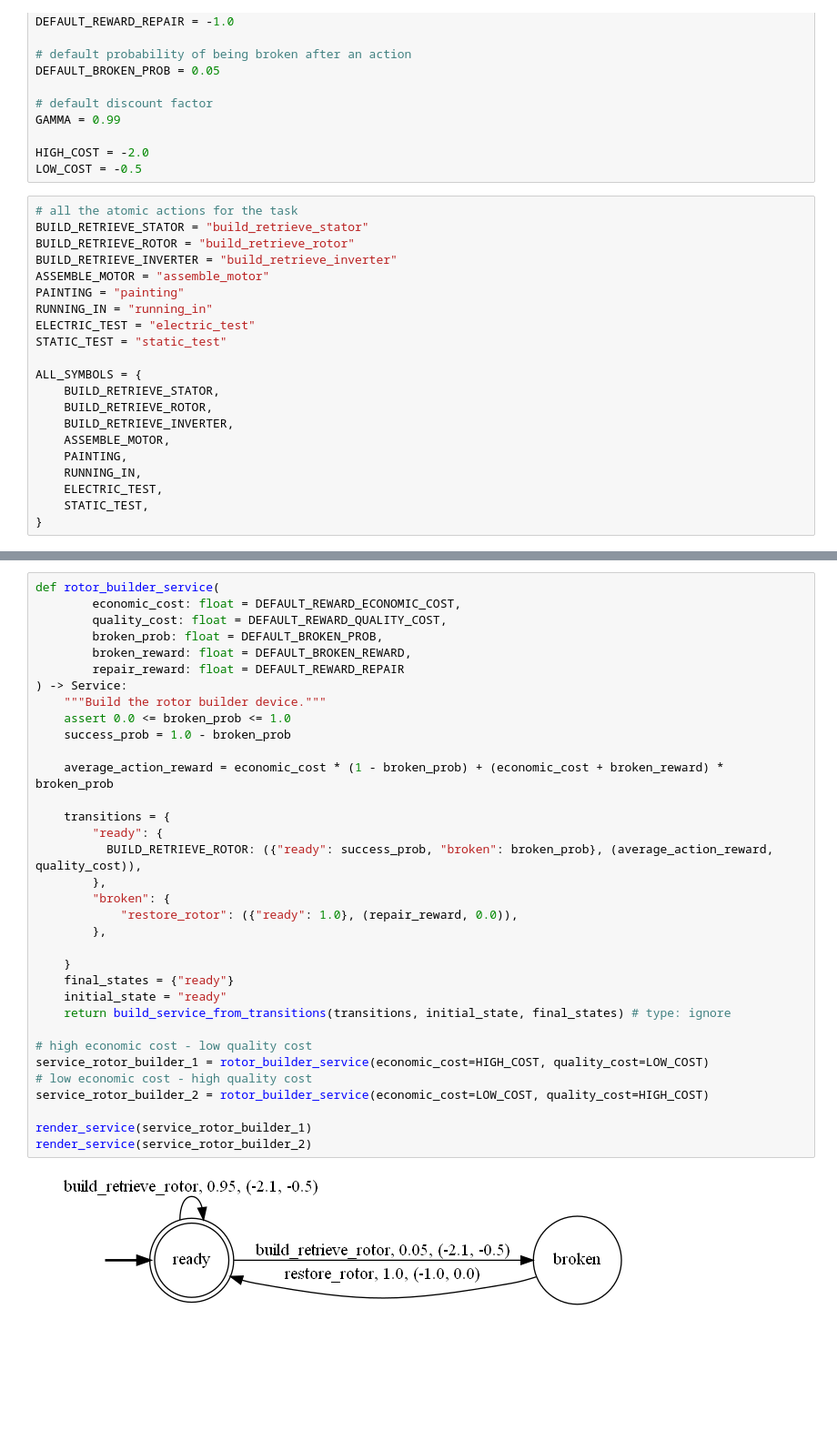
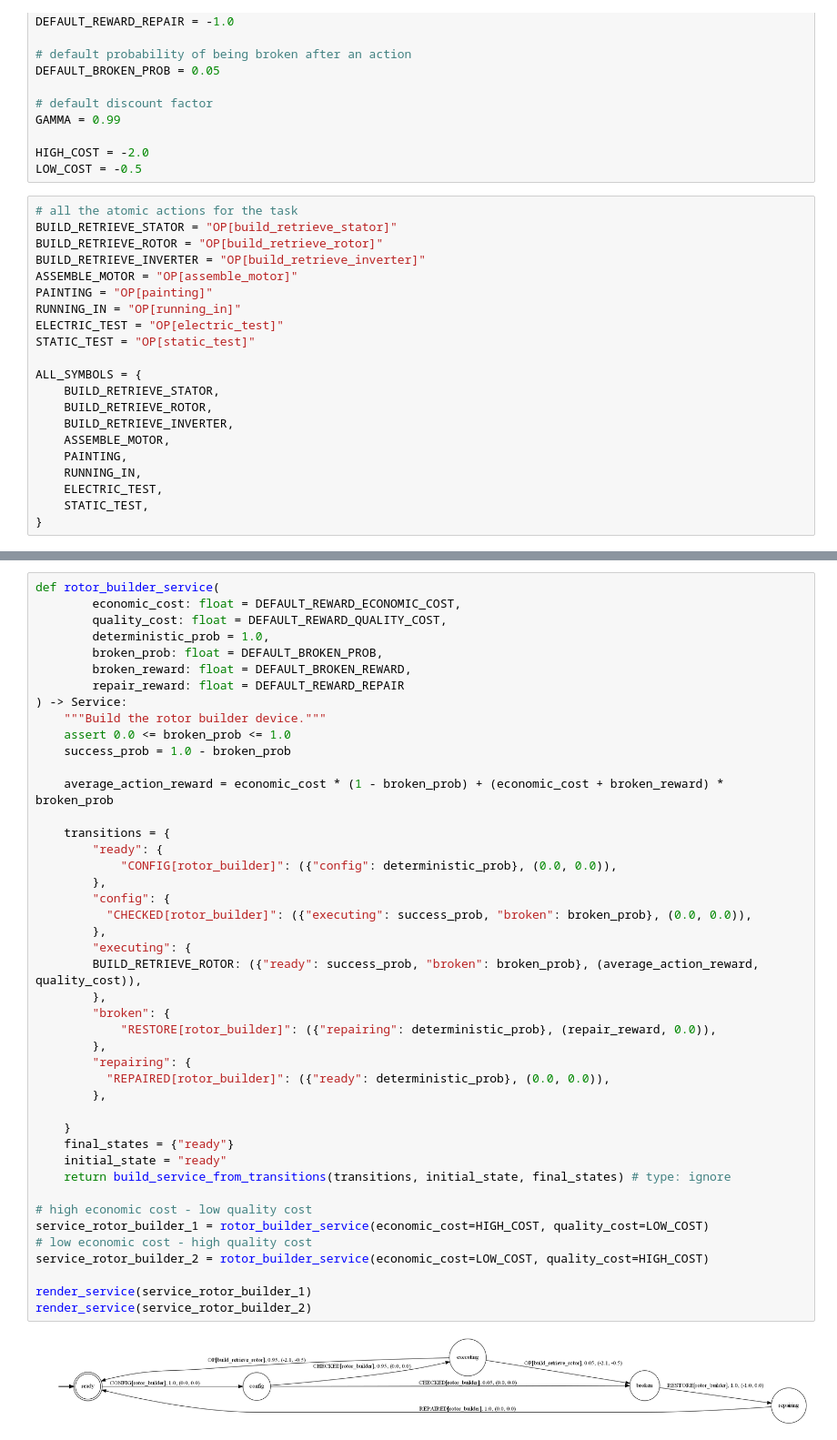
Before and after one commit to luusi/ICSOC-2022, a Jupyter notebook: docs/notebooks/01-electric-motor-production.ipynb, the cells around one changed output, grey strips where cells are left out. Shown at 91% size. Drawn from its saved outputs; the diff is of its cells as text; blank space fills up the shorter version.

```diff
--- a/docs/notebooks/01-electric-motor-production.ipynb
+++ b/docs/notebooks/01-electric-motor-production.ipynb
@@ -47,14 +42,14 @@ HIGH_COST = -2.0
 LOW_COST = -0.5
 # %%
 # all the atomic actions for the task
-BUILD_RETRIEVE_STATOR = "build_retrieve_stator"
-BUILD_RETRIEVE_ROTOR = "build_retrieve_rotor"
-BUILD_RETRIEVE_INVERTER = "build_retrieve_inverter"
-ASSEMBLE_MOTOR = "assemble_motor"
-PAINTING = "painting"
-RUNNING_IN = "running_in"
-ELECTRIC_TEST = "electric_test"
-STATIC_TEST = "static_test"
+BUILD_RETRIEVE_STATOR = "OP[build_retrieve_stator]"
+BUILD_RETRIEVE_ROTOR = "OP[build_retrieve_rotor]"
+BUILD_RETRIEVE_INVERTER = "OP[build_retrieve_inverter]"
+ASSEMBLE_MOTOR = "OP[assemble_motor]"
+PAINTING = "OP[painting]"
+RUNNING_IN = "OP[running_in]"
+ELECTRIC_TEST = "OP[electric_test]"
+STATIC_TEST = "OP[static_test]"
 
 ALL_SYMBOLS = {
     BUILD_RETRIEVE_STATOR,
@@ -117,35 +122,45 @@ render_service(service_stator_warehouse)
 def rotor_builder_service(
         economic_cost: float = DEFAULT_REWARD_ECONOMIC_COST,
         quality_cost: float = DEFAULT_REWARD_QUALITY_COST,
+        deterministic_prob = 1.0,
         broken_prob: float = DEFAULT_BROKEN_PROB,
         broken_reward: float = DEFAULT_BROKEN_REWARD,
         repair_reward: float = DEFAULT_REWARD_REPAIR
 ) -> Service:
     """Build the rotor builder device."""
     assert 0.0 <= broken_prob <= 1.0
     success_prob = 1.0 - broken_prob
 
     average_action_reward = economic_cost * (1 - broken_prob) + (economic_cost + broken_reward) * broken_prob
 
     transitions = {
         "ready": {
-          BUILD_RETRIEVE_ROTOR: ({"ready": success_prob, "broken": broken_prob}, (average_action_reward, quality_cost)),
+            "CONFIG[rotor_builder]": ({"config": deterministic_prob}, (0.0, 0.0)),
+        },
+        "config": {
+          "CHECKED[rotor_builder]": ({"executing": success_prob, "broken": broken_prob}, (0.0, 0.0)),
+        },
+        "executing": {
+        BUILD_RETRIEVE_ROTOR: ({"ready": success_prob, "broken": broken_prob}, (average_action_reward, quality_cost)),
         },
         "broken": {
-            "restore_rotor": ({"ready": 1.0}, (repair_reward, 0.0)),
+            "RESTORE[rotor_builder]": ({"repairing": deterministic_prob}, (repair_reward, 0.0)),
+        },
+        "repairing": {
+          "REPAIRED[rotor_builder]": ({"ready": deterministic_prob}, (0.0, 0.0)),
         },
 
     }
     final_states = {"ready"}
     initial_state = "ready"
     return build_service_from_transitions(transitions, initial_state, final_states) # type: ignore
 
 # high economic cost - low quality cost
 service_rotor_builder_1 = rotor_builder_service(economic_cost=HIGH_COST, quality_cost=LOW_COST)
 # low economic cost - high quality cost
 service_rotor_builder_2 = rotor_builder_service(economic_cost=LOW_COST, quality_cost=HIGH_COST)
 
 render_service(service_rotor_builder_1)
 render_service(service_rotor_builder_2)
 # %% [output]
-[figure, old version]
+[figure, new version]
```
Also changed, not shown: parts of 11 cells of this notebook.
